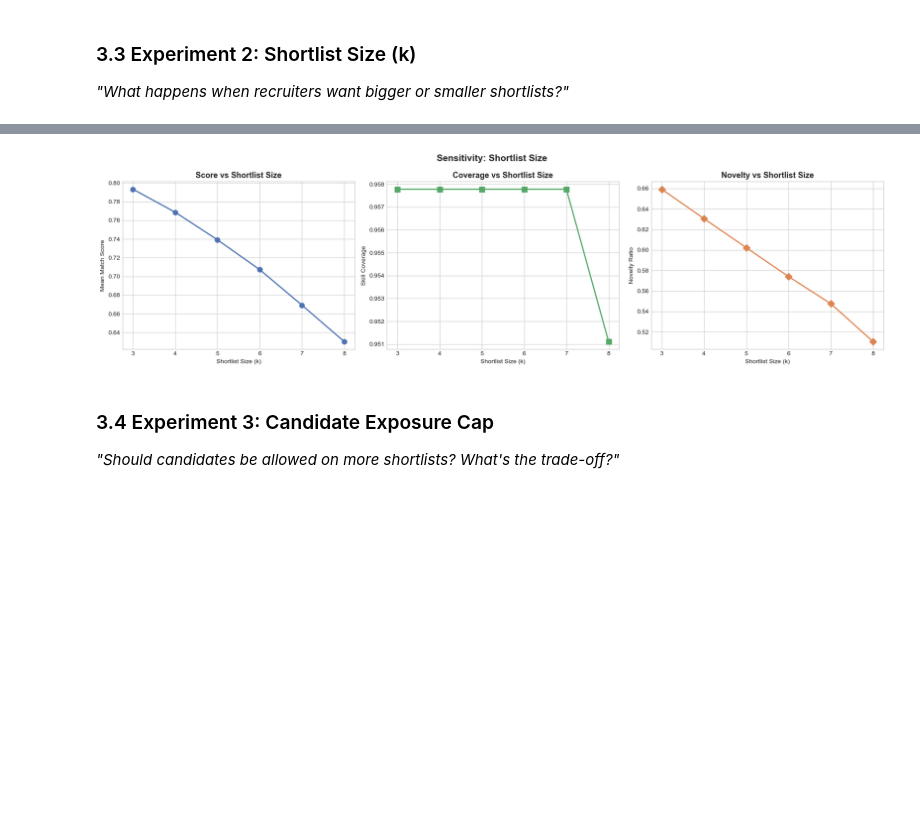
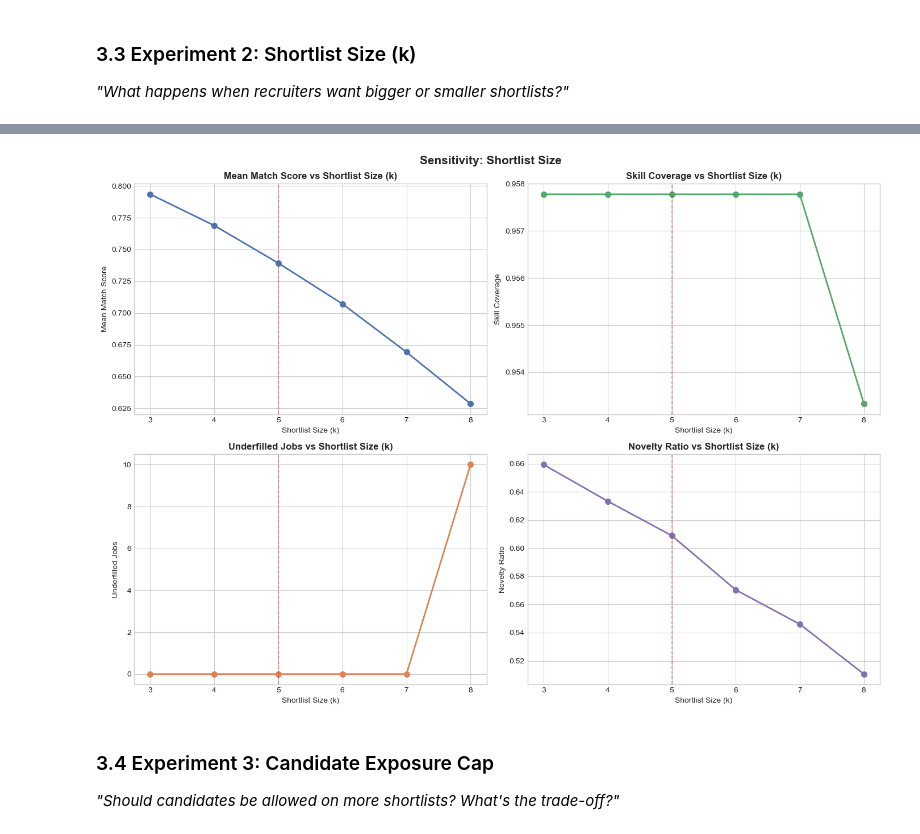
Before and after one commit to Saltykub/BC2411-Project, a Jupyter notebook: 03_Sensitivity_Analysis.ipynb, the cells around one changed output, grey strips where cells are left out. Drawn from its saved outputs; the diff is of its cells as text; code cells hidden in the pictures; blank space fills up the shorter version.

```diff
--- a/03_Sensitivity_Analysis.ipynb
+++ b/03_Sensitivity_Analysis.ipynb
@@ -330,23 +345,14 @@ Sweeping shortlist size …
 # %%
-fig, axes = plt.subplots(1, 3, figsize=(18, 5))
-
-axes[0].plot(k_df["k"], k_df["mean_score"], "o-", color="#4C72B0", linewidth=2, markersize=8)
-axes[0].set_xlabel("Shortlist Size (k)"); axes[0].set_ylabel("Mean Match Score")
-axes[0].set_title("Score vs Shortlist Size", fontsize=13, fontweight="bold")
-
-axes[1].plot(k_df["k"], k_df["mean_coverage"], "s-", color="#55A868", linewidth=2, markersize=8)
-axes[1].set_xlabel("Shortlist Size (k)"); axes[1].set_ylabel("Skill Coverage")
-axes[1].set_title("Coverage vs Shortlist Size", fontsize=13, fontweight="bold")
-
-axes[2].plot(k_df["k"], k_df["novelty"], "D-", color="#DD8452", linewidth=2, markersize=8)
-axes[2].set_xlabel("Shortlist Size (k)"); axes[2].set_ylabel("Novelty Ratio")
-axes[2].set_title("Novelty vs Shortlist Size", fontsize=13, fontweight="bold")
-
-fig.suptitle("Sensitivity: Shortlist Size", fontsize=15, fontweight="bold")
-fig.tight_layout()
-plt.savefig(OUT_DIR / "02_sensitivity_k.png", dpi=150, bbox_inches="tight"); plt.show()
+plot_sensitivity_2x2(
+    k_df,
+    param="k",
+    xlabel="Shortlist Size (k)",
+    base_value=5,
+    title="Sensitivity: Shortlist Size",
+    save_name="02_sensitivity_k.png",
+)
 # %% [output]
-[figure, old version]
+[figure, new version]
 # %% [markdown]
 ### 3.4 Experiment 3: Candidate Exposure Cap
 
```
Also changed, not shown: parts of 16 cells of this notebook, 26 other files.
